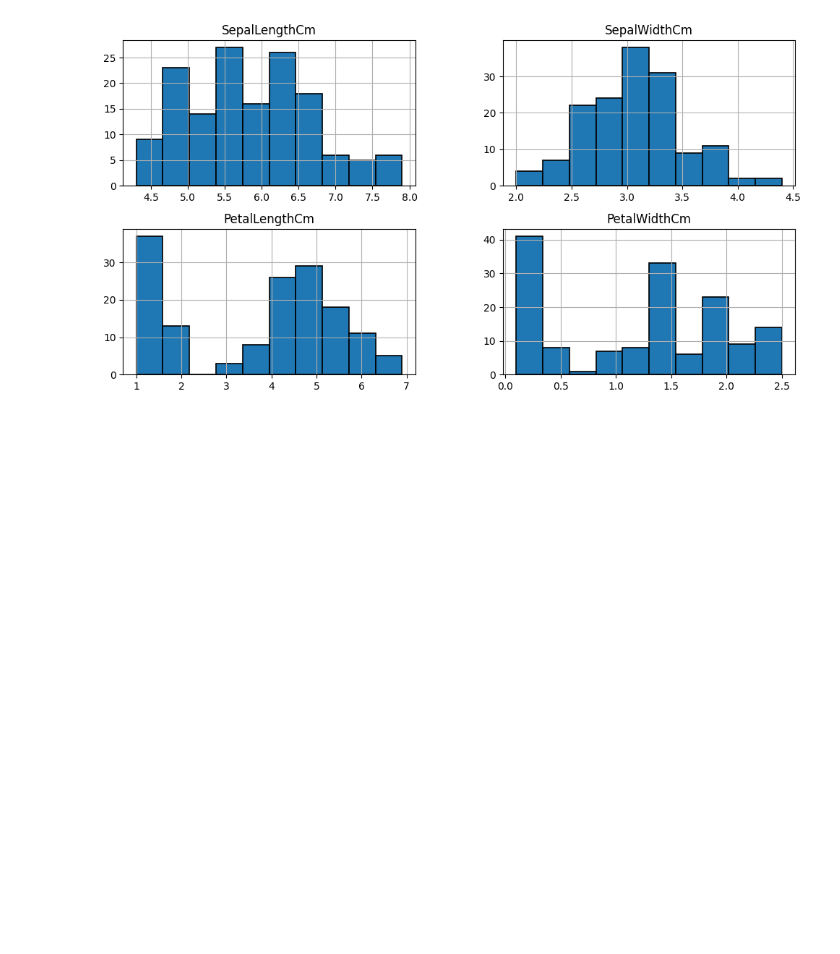
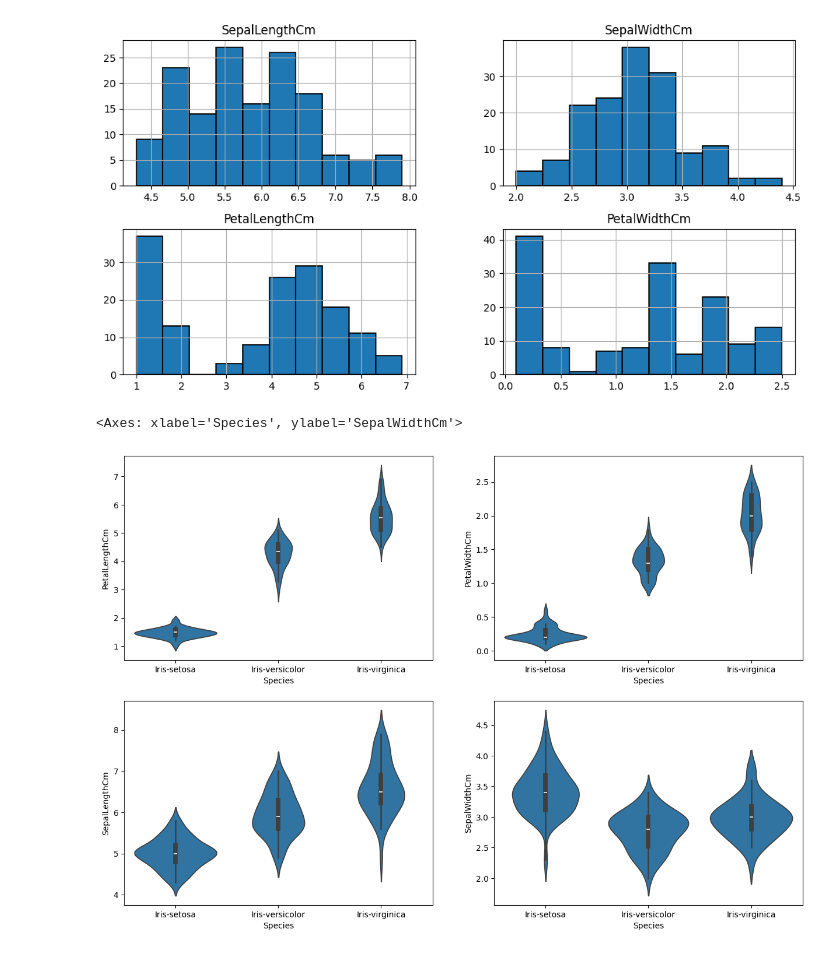
Before and after one commit to jazeenajazeem/AI-Avengers, a Jupyter notebook: introduction_to_intelligent_systems_team_project.ipynb, the cells around one changed output. Cells and saved outputs as stored; diff of their text form; code cells hidden in the pictures; blank space fills up the shorter version.

```diff
--- a/introduction_to_intelligent_systems_team_project.ipynb
+++ b/introduction_to_intelligent_systems_team_project.ipynb
@@ -80,3 +94,20 @@ fig.set_size_inches(12,6)
 plt.show()
 # %% [output]
 [figure]
+# %%
+
+
+plt.figure(figsize=(15,10))
+plt.subplot(2,2,1)
+sns.violinplot(x='Species',y='PetalLengthCm',data=iris)
+plt.subplot(2,2,2)
+sns.violinplot(x='Species',y='PetalWidthCm',data=iris)
+plt.subplot(2,2,3)
+sns.violinplot(x='Species',y='SepalLengthCm',data=iris)
+plt.subplot(2,2,4)
+sns.violinplot(x='Species',y='SepalWidthCm',data=iris)
+# The purpose of the violin plot is to visualise and compare the relationship
+#between the length and width of the sepals depending on the species of the Iris
+# %% [output]
+<Axes: xlabel='Species', ylabel='SepalWidthCm'>
+[figure, added]
```
Also changed, not shown: parts of 2 cells of this notebook.
